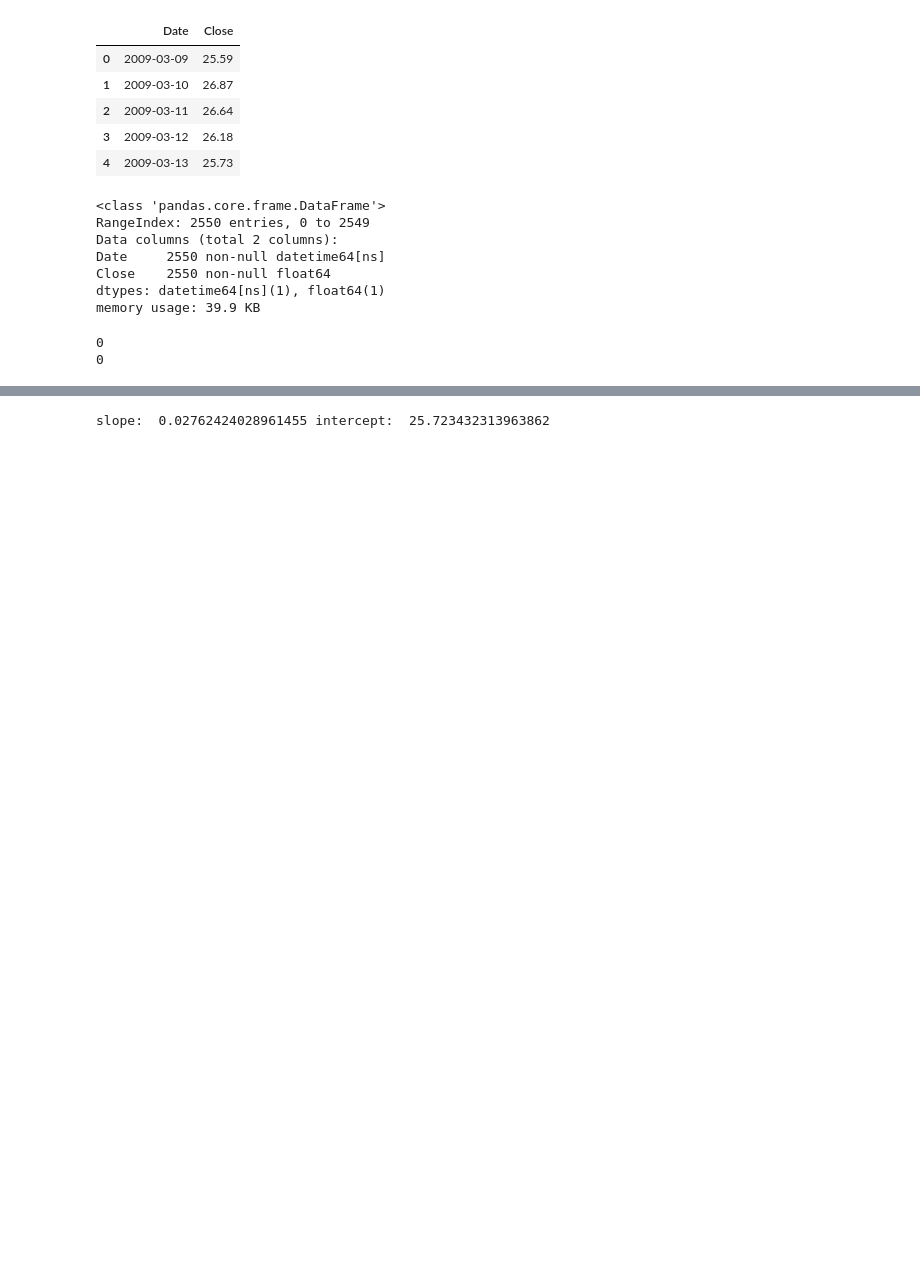
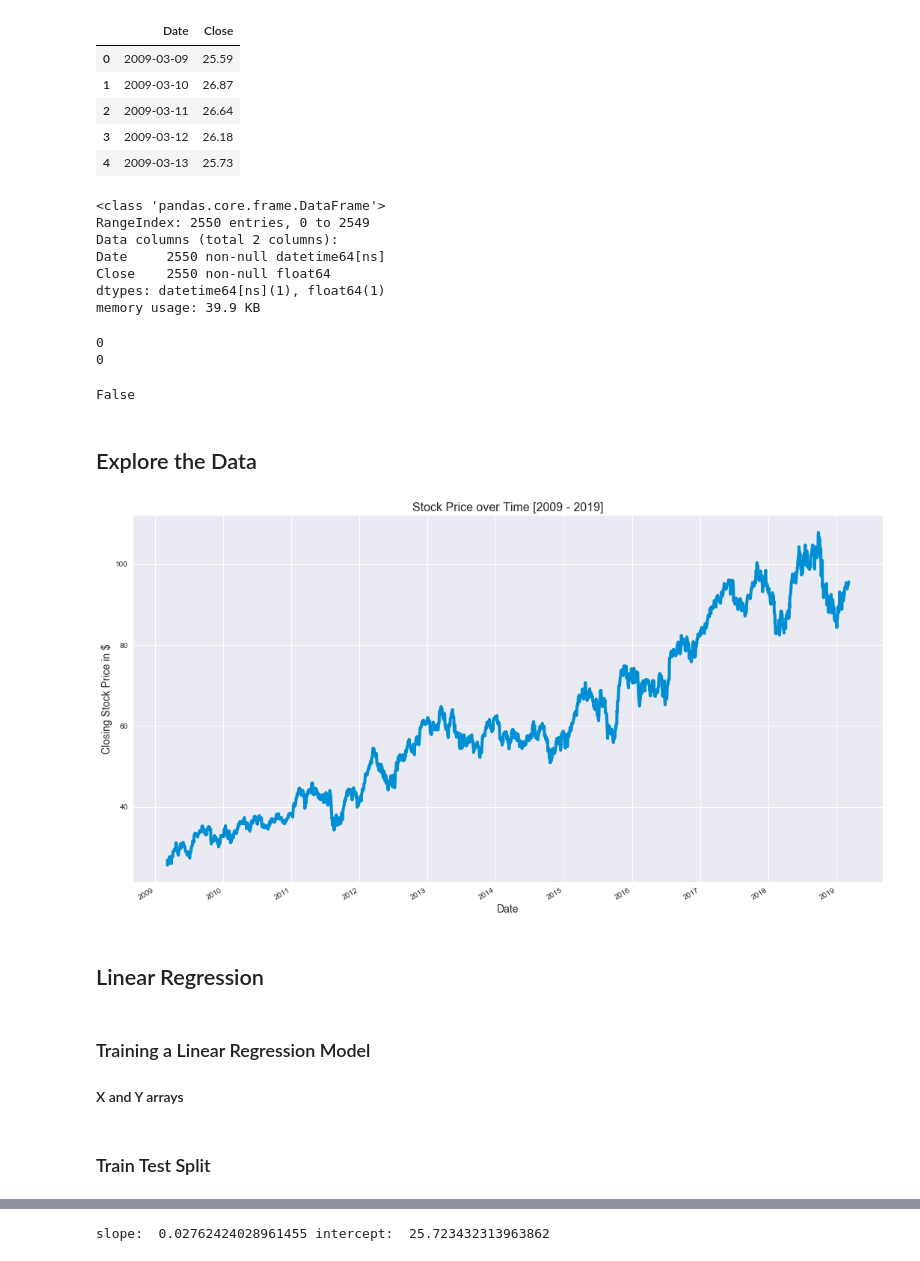
Before and after one commit to mediasittich/Predicting-Stock-Prices-with-Linear-Regression, a Jupyter notebook: Predicting Stock Prices with Linear Regression.ipynb, the cells around one changed output, grey strips where cells are left out. Cells and saved outputs as stored; diff of their text form; code cells hidden in the pictures; blank space fills up the shorter version.

```diff
--- a/Predicting Stock Prices with Linear Regression.ipynb
+++ b/Predicting Stock Prices with Linear Regression.ipynb
@@ -4,9 +12,9 @@ import pandas as pd
 import quandl
 import datetime
 
-from sklearn.model_selection import train_test_split
-from sklearn.linear_model import LinearRegression
-
 %matplotlib inline
 import matplotlib.pyplot as plt
+import seaborn as sns
 plt.style.use('seaborn-darkgrid')
+plt.rc('figure', figsize=(16,10))
+plt.rc('lines', markersize=4)
@@ -52,6 +108,48 @@ memory usage: 39.9 KB
 # Check for missing values in relevant columns
 print(df['Close'].isna().sum())
 print(df['Date'].isna().sum())
+
+df.isna().values.any()
 # %% [output]
 0
 0
+False
+# %% [markdown]
+## Explore the Data
+# %%
+# Import matplotlib package for date plots
+import matplotlib.dates as mdates
+
+years = mdates.YearLocator() # Get every year
+yearsFmt = mdates.DateFormatter('%Y') # Set year format
+
+# Create subplots to plot graph and control axes
+fig, ax = plt.subplots()
+ax.plot(df['Date'], df['Close'])
+
+# Format the ticks
+ax.xaxis.set_major_locator(years)
+ax.xaxis.set_major_formatter(yearsFmt)
+
+# Set figure title
+plt.title('Stock Price over Time [2009 - 2019]', fontsize=16)
+# Set x label
+plt.xlabel('Date', fontsize=14)
+# Set y label
+plt.ylabel('Closing Stock Price in $', fontsize=14)
+
+# Rotate and align the x labels
+fig.autofmt_xdate()
+
+# Show plot
+plt.show()
+# %% [output]
+[figure, added]
+# %% [markdown]
+## Linear Regression
+# %% [markdown]
+### Training a Linear Regression Model
+
+#### X and Y arrays
+# %% [markdown]
+### Train Test Split
```
Also changed, not shown: parts of 35 cells of this notebook.
